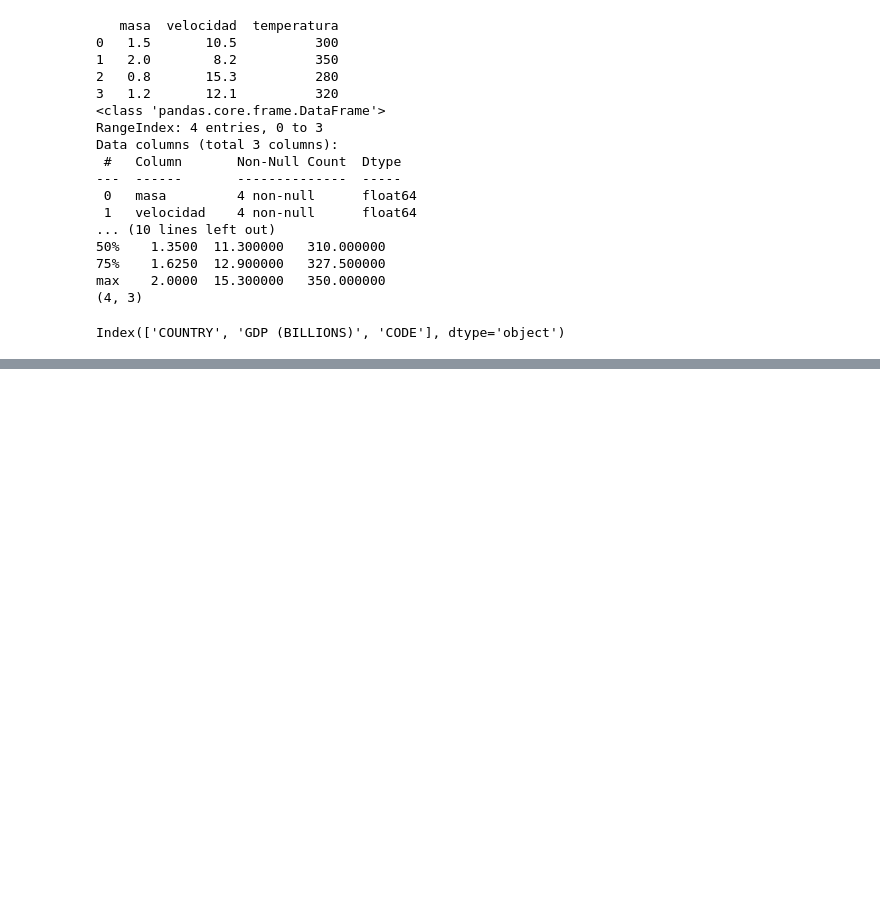
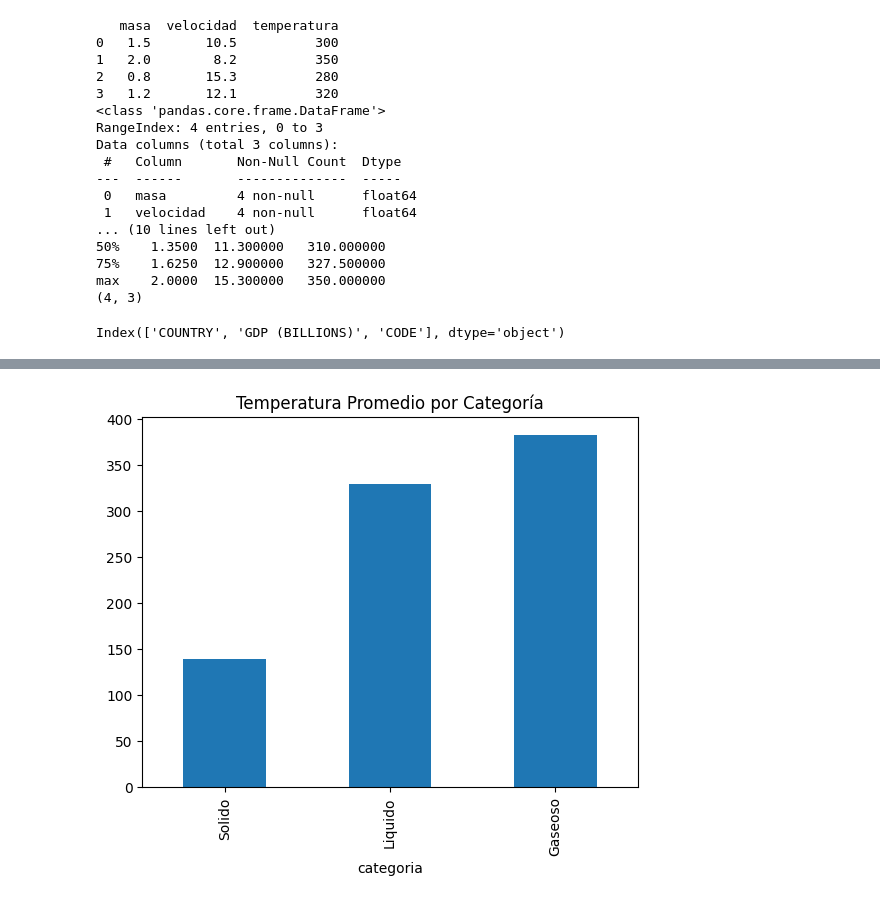
Before and after one commit to jperaltac/pcfi161, a Jupyter notebook: lectures/Test.ipynb, the cells around one changed output, grey strips where cells are left out. Cells and saved outputs as stored; diff of their text form; code cells hidden in the pictures; blank space fills up the shorter version.

```diff
--- a/lectures/Test.ipynb
+++ b/lectures/Test.ipynb
@@ -394,0 +771,6 @@ Index(['COUNTRY', 'GDP (BILLIONS)', 'CODE'], dtype='object')
+# %%
+df.groupby('categoria')['temperatura'].mean().plot(kind='bar')
+plt.title('Temperatura Promedio por Categoría')
+plt.show()
+# %% [output]
+[figure, added]
```
Also changed, not shown: parts of 40 cells of this notebook, 44 other files.
